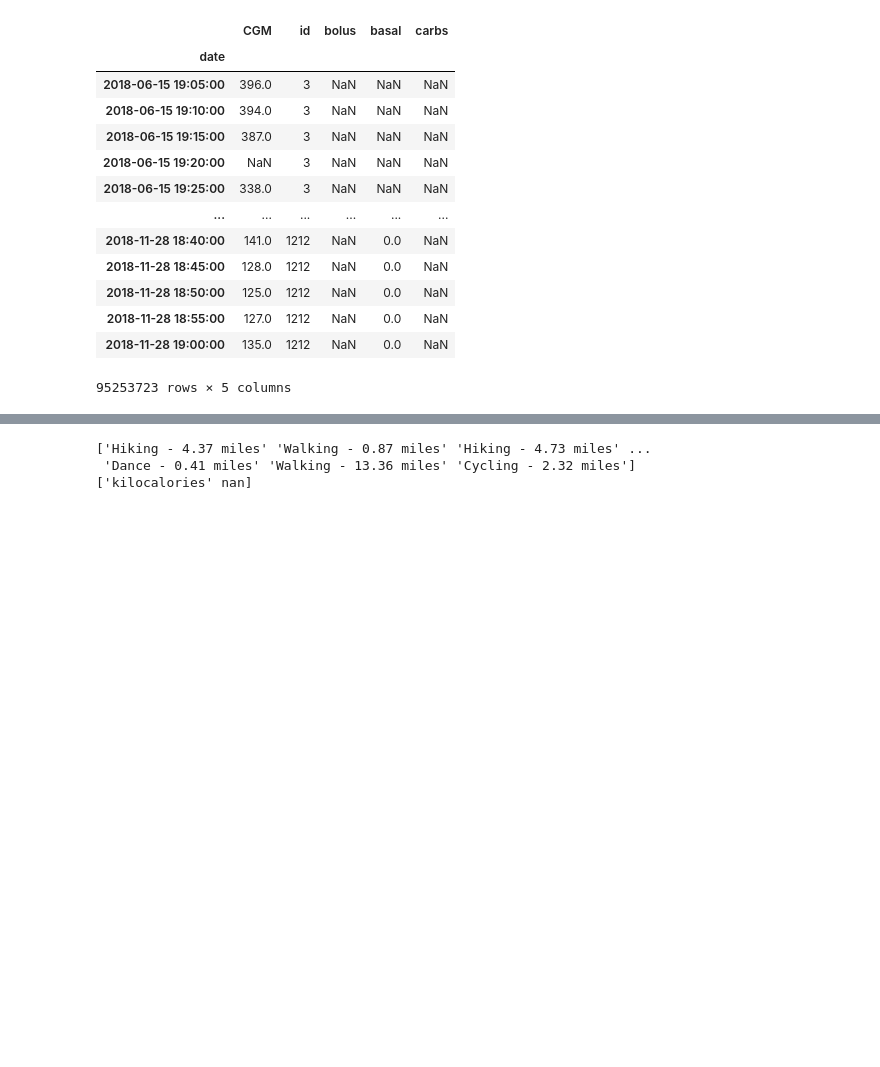
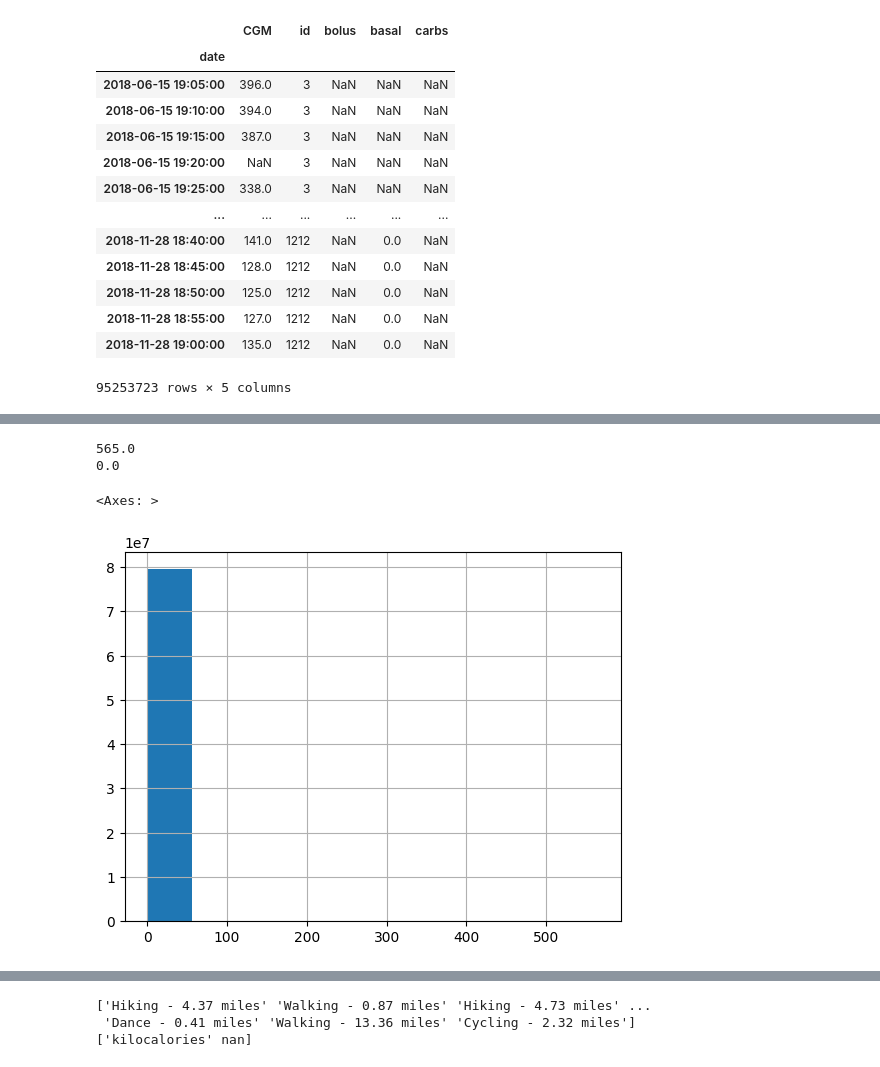
Before and after one commit to miriamkw/egvinsulin, a Jupyter notebook: notebooks/resampling/Loop.ipynb, the cells around one changed output, grey strips where cells are left out. Saved outputs shown, nothing was run; the diff lists cells and outputs as text; code cells hidden in the pictures; blank space fills up the shorter version.

```diff
--- a/notebooks/resampling/Loop.ipynb
+++ b/notebooks/resampling/Loop.ipynb
@@ -301,3 +301,9 @@ df_time_zone[df_time_zone['id'] == 45]
 df_carbs[df_carbs['CarbsNet'] > 0]['CarbUnits'].unique()
 # %% [output]
 array(['grams'], dtype=object)
+# %%
+print(f"Carb count before removing duplicates: ", len(df_carbs[df_carbs['CarbsNet'] > 0]))
+
+# Delete duplicates
+df_carbs = df_carbs.drop_duplicates(subset=['date', 'CarbsNet'], keep='first')
+print(f"Carb count after removing duplicates: ", len(df_carbs[df_carbs['CarbsNet'] > 0]))
@@ -304,7 +313,6 @@ array(['grams'], dtype=object)
 # %%
 df_carbs = df_carbs[['id', 'date', 'CarbsNet']]
 df_carbs = df_carbs.rename(columns={'CarbsNet': 'carbs'})
-df_carbs = df_carbs[df_carbs['carbs'] > 0]
 df_carbs
 # %% [output]
 |  | id | date | carbs |
@@ -379,0 +388,11 @@ New sum after distribution of carbs: 39130874.69, should be: 39130874.69
+# %%
+print(df_final['carbs'].max())
+print(df_final['carbs'].min())
+# %% [output]
+565.0
+0.0
+# %%
+df_final['carbs'].hist()
+# %% [output]
+<Axes: >
+[figure, added]
```
Also changed, not shown: parts of 18 cells of this notebook, 10 other files.
